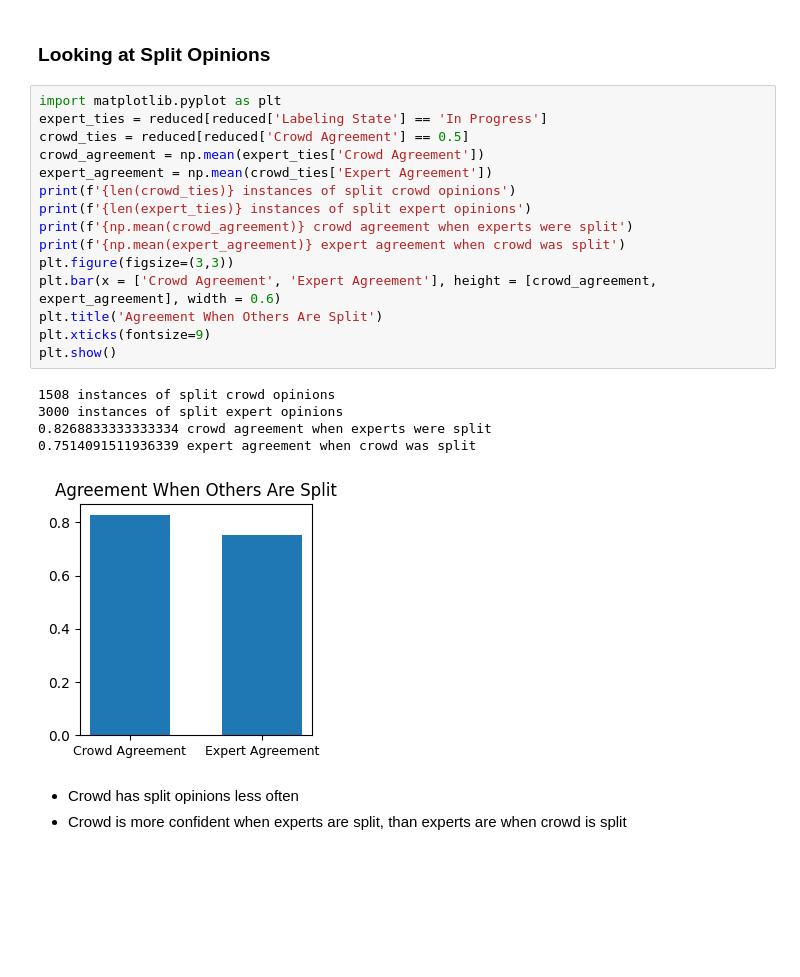
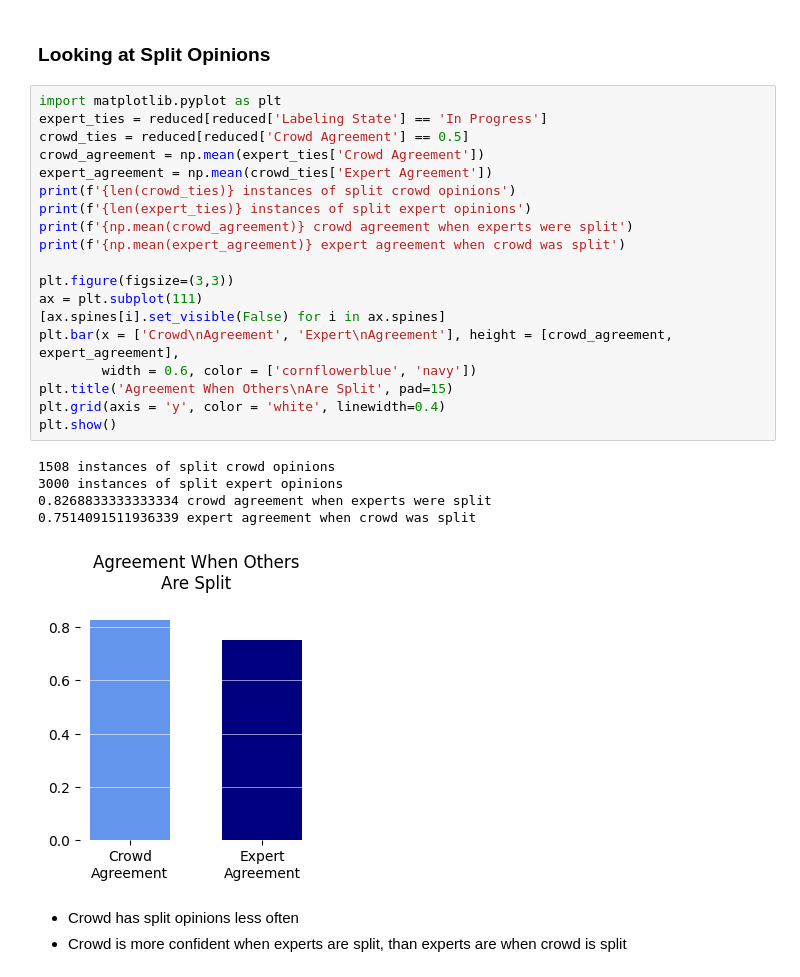
Before and after one commit to Pschnizer/OpenAvenues, a Jupyter notebook: Work.ipynb, the cells around one changed output. Saved outputs shown, nothing was run; the diff lists cells and outputs as text; blank space fills up the shorter version.

```diff
--- a/Work.ipynb
+++ b/Work.ipynb
@@ -104,24 +104,28 @@ reduced.head(2)
 # %%
 import matplotlib.pyplot as plt
 expert_ties = reduced[reduced['Labeling State'] == 'In Progress']
 crowd_ties = reduced[reduced['Crowd Agreement'] == 0.5]
 crowd_agreement = np.mean(expert_ties['Crowd Agreement'])
 expert_agreement = np.mean(crowd_ties['Expert Agreement'])
 print(f'{len(crowd_ties)} instances of split crowd opinions')
 print(f'{len(expert_ties)} instances of split expert opinions')
 print(f'{np.mean(crowd_agreement)} crowd agreement when experts were split')
 print(f'{np.mean(expert_agreement)} expert agreement when crowd was split')
+
 plt.figure(figsize=(3,3))
-plt.bar(x = ['Crowd Agreement', 'Expert Agreement'], height = [crowd_agreement, expert_agreement], width = 0.6)
-plt.title('Agreement When Others Are Split')
-plt.xticks(fontsize=9)
+ax = plt.subplot(111)
+[ax.spines[i].set_visible(False) for i in ax.spines]
+plt.bar(x = ['Crowd\nAgreement', 'Expert\nAgreement'], height = [crowd_agreement, expert_agreement],
+        width = 0.6, color = ['cornflowerblue', 'navy'])
+plt.title('Agreement When Others\nAre Split', pad=15)
+plt.grid(axis = 'y', color = 'white', linewidth=0.4)
 plt.show()
 # %% [output]
 1508 instances of split crowd opinions
 3000 instances of split expert opinions
 0.8268833333333334 crowd agreement when experts were split
 0.7514091511936339 expert agreement when crowd was split
-[figure, old version]
+[figure, new version]
 # %% [markdown]
 - Crowd has split opinions less often
 - Crowd is more confident when experts are split, than experts are when crowd is split
```
Also changed, not shown: parts of 39 cells of this notebook.
